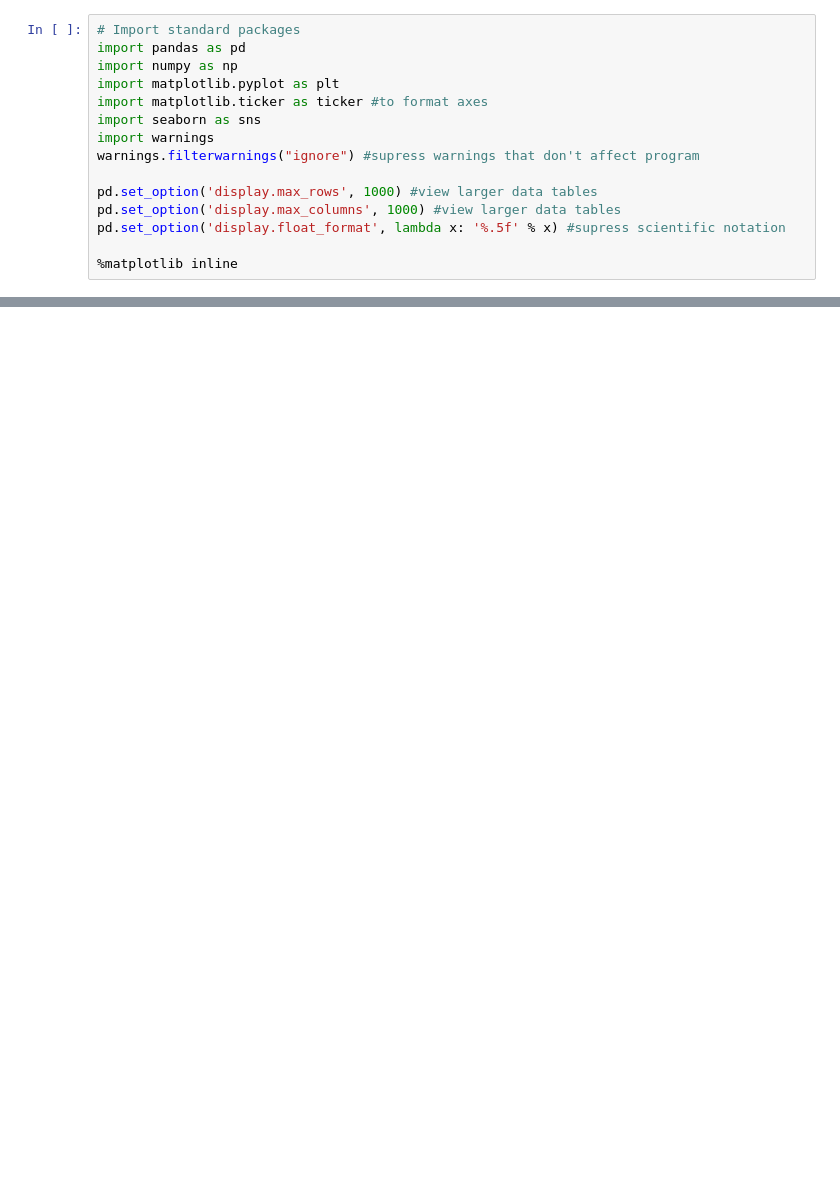
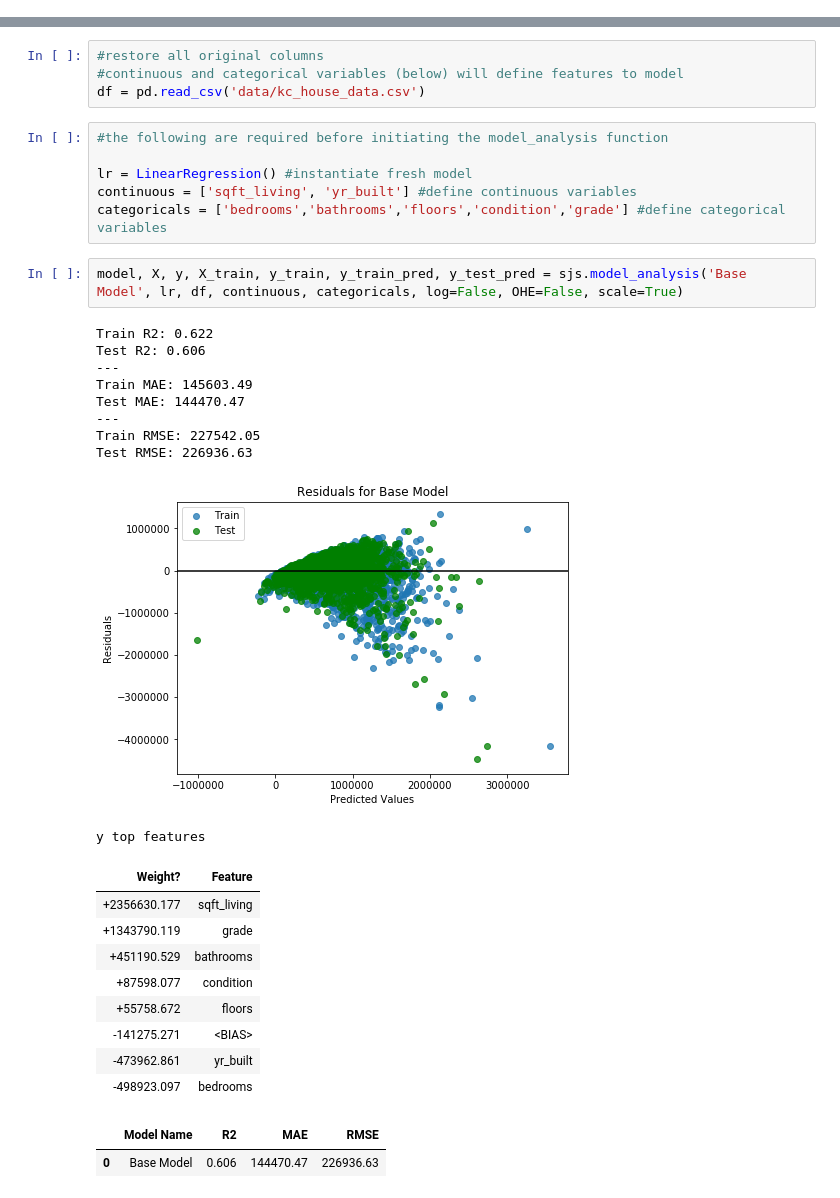
Before and after one commit to shawnjohnsamuel/dsc-phase-2-project, a Jupyter notebook: project-notebook.ipynb, the cells around one changed output, grey strips where cells are left out. Drawn from its saved outputs; the diff is of its cells as text; blank space fills up the shorter version.

```diff
--- a/project-notebook.ipynb
+++ b/project-notebook.ipynb
@@ -57,15 +0,0 @@ We will utilize three major data sets to obtain our informaiton for analysis.
-# %%
-# Import standard packages
-import pandas as pd
-import numpy as np
-import matplotlib.pyplot as plt
-import matplotlib.ticker as ticker #to format axes
-import seaborn as sns
-import warnings
-warnings.filterwarnings("ignore") #supress warnings that don't affect program
-
-pd.set_option('display.max_rows', 1000) #view larger data tables
-pd.set_option('display.max_columns', 1000) #view larger data tables
-pd.set_option('display.float_format', lambda x: '%.5f' % x) #supress scientific notation
-
-%matplotlib inline
@@ -1286,0 +268,34 @@ We recommend Microsoft conduct further market research. Towards that end, we rec
+# %%
+#restore all original columns
+#continuous and categorical variables (below) will define features to model
+df = pd.read_csv('data/kc_house_data.csv')
+# %%
+#the following are required before initiating the model_analysis function
+
+lr = LinearRegression() #instantiate fresh model
+continuous = ['sqft_living', 'yr_built'] #define continuous variables
+categoricals = ['bedrooms','bathrooms','floors','condition','grade'] #define categorical variables
+# %%
+model, X, y, X_train, y_train, y_train_pred, y_test_pred = sjs.model_analysis('Base Model', lr, df, continuous, categoricals, log=False, OHE=False, scale=True)
+# %% [output]
+Train R2: 0.622
+Test R2: 0.606
+---
+Train MAE: 145603.49
+Test MAE: 144470.47
+---
+Train RMSE: 227542.05
+Test RMSE: 226936.63
+[figure, added]
+y top features
+| Weight? | Feature |
+| +2356630.177 | sqft_living |
+| +1343790.119 | grade |
+| +451190.529 | bathrooms |
+| +87598.077 | condition |
+| +55758.672 | floors |
+| -141275.271 | <BIAS> |
+| -473962.861 | yr_built |
+| -498923.097 | bedrooms |
+|  | Model Name | R2 | MAE | RMSE |
+| 0 | Base Model | 0.606 | 144470.47 | 226936.63 |
```
Also changed, not shown: parts of 198 cells of this notebook.
